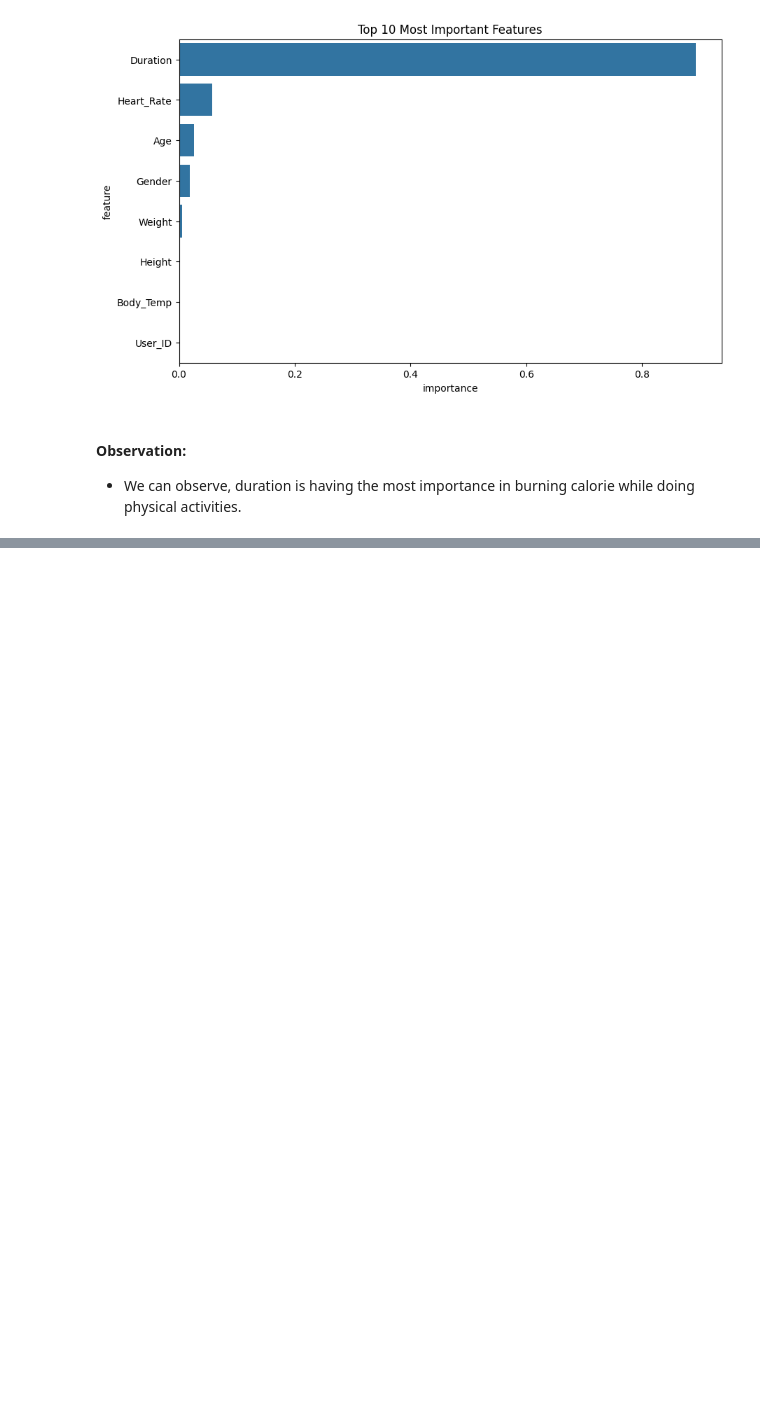
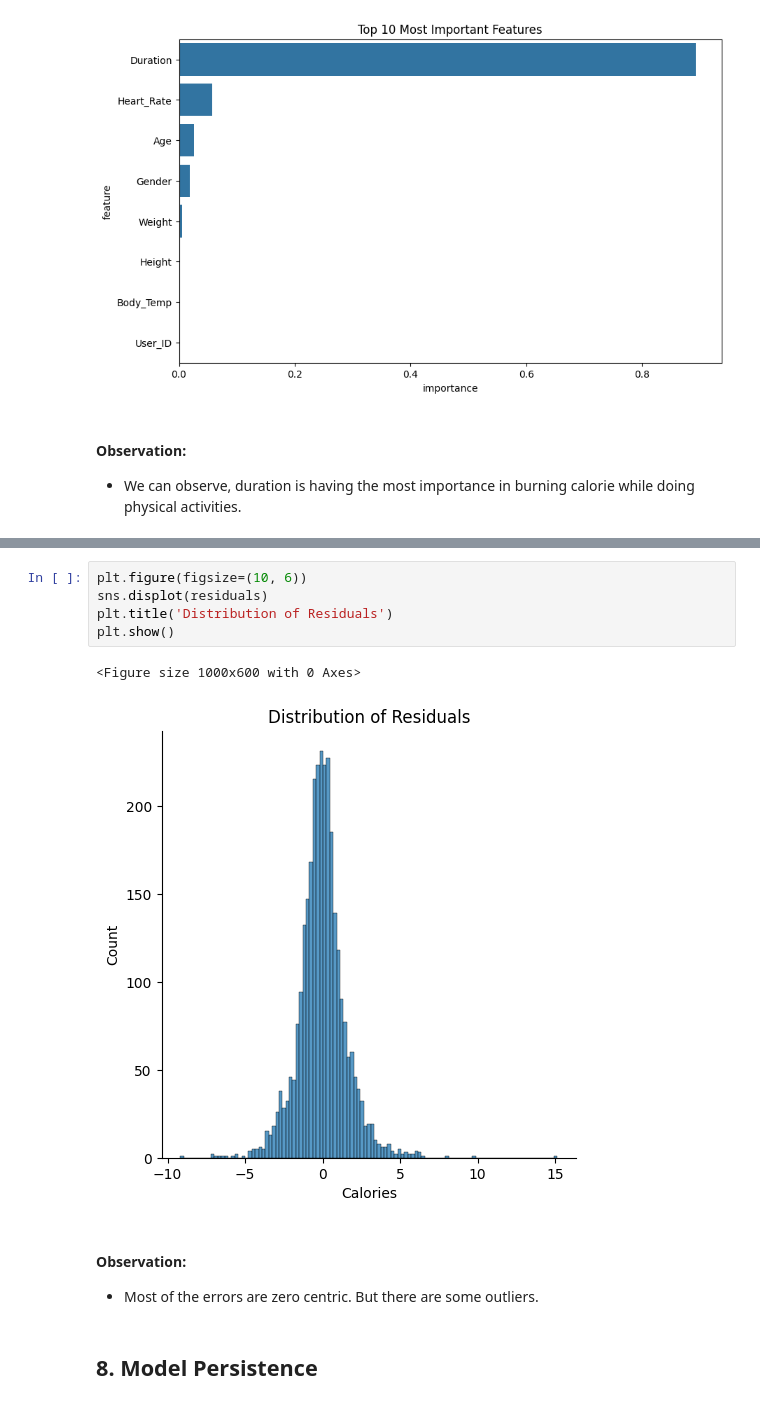
Before and after one commit to saisubhasish/CaloriesBurnPrediction, a Jupyter notebook: notebook/caloriesBurn.ipynb, the cells around one changed output, grey strips where cells are left out. Saved outputs shown, nothing was run; the diff lists cells and outputs as text; blank space fills up the shorter version.

```diff
--- a/notebook/caloriesBurn.ipynb
+++ b/notebook/caloriesBurn.ipynb
@@ -483,0 +498,14 @@ plt.show()
+# %%
+plt.figure(figsize=(10, 6))
+sns.displot(residuals)
+plt.title('Distribution of Residuals')
+plt.show()
+# %% [output]
+<Figure size 1000x600 with 0 Axes>
+[figure, added]
+# %% [markdown]
+#### Observation:
+
+- Most of the errors are zero centric. But there are some outliers.
+# %% [markdown]
+## 8. Model Persistence
```
Also changed, not shown: parts of 5 cells of this notebook, 5 other files.
